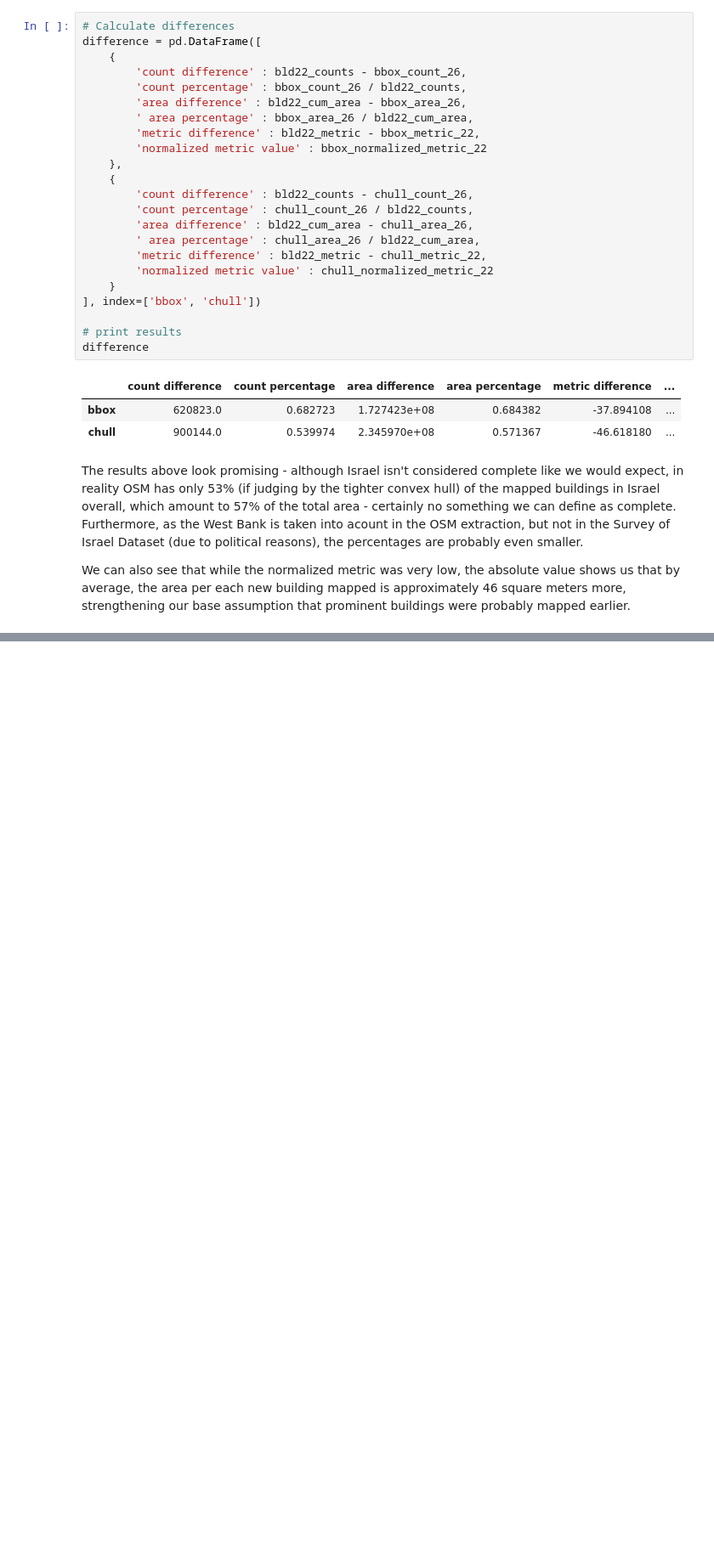
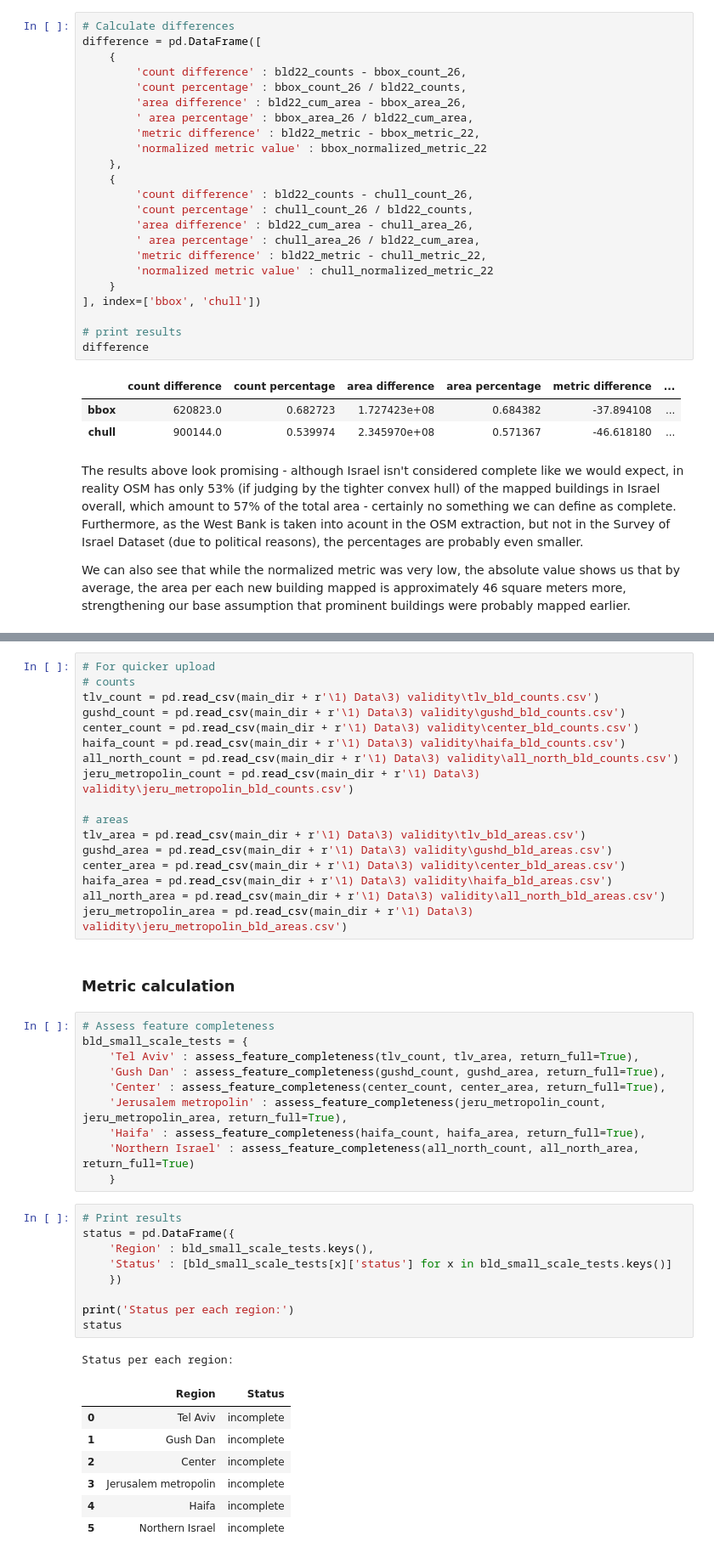
Before and after one commit to Geo-Cultural-Informatics-Lab/OSM-Feature-Completeness, a Jupyter notebook: 4) Validity_tests/israel_building_dataset_comparison.ipynb, the cells around one changed output, grey strips where cells are left out. Shown at 85% size. Saved outputs shown, nothing was run; the diff lists cells and outputs as text; blank space fills up the shorter version.

```diff
--- a/4) Validity_tests/israel_building_dataset_comparison.ipynb
+++ b/4) Validity_tests/israel_building_dataset_comparison.ipynb
@@ -630,0 +699,47 @@ plt.show()
+# %%
+# For quicker upload
+# counts
+tlv_count = pd.read_csv(main_dir + r'\1) Data\3) validity\tlv_bld_counts.csv')
+gushd_count = pd.read_csv(main_dir + r'\1) Data\3) validity\gushd_bld_counts.csv')
+center_count = pd.read_csv(main_dir + r'\1) Data\3) validity\center_bld_counts.csv')
+haifa_count = pd.read_csv(main_dir + r'\1) Data\3) validity\haifa_bld_counts.csv')
+all_north_count = pd.read_csv(main_dir + r'\1) Data\3) validity\all_north_bld_counts.csv')
+jeru_metropolin_count = pd.read_csv(main_dir + r'\1) Data\3) validity\jeru_metropolin_bld_counts.csv')
+
+# areas
+tlv_area = pd.read_csv(main_dir + r'\1) Data\3) validity\tlv_bld_areas.csv')
+gushd_area = pd.read_csv(main_dir + r'\1) Data\3) validity\gushd_bld_areas.csv')
+center_area = pd.read_csv(main_dir + r'\1) Data\3) validity\center_bld_areas.csv')
+haifa_area = pd.read_csv(main_dir + r'\1) Data\3) validity\haifa_bld_areas.csv')
+all_north_area = pd.read_csv(main_dir + r'\1) Data\3) validity\all_north_bld_areas.csv')
+jeru_metropolin_area = pd.read_csv(main_dir + r'\1) Data\3) validity\jeru_metropolin_bld_areas.csv')
+# %% [markdown]
+### Metric calculation
+# %%
+# Assess feature completeness
+bld_small_scale_tests = {
+    'Tel Aviv' : assess_feature_completeness(tlv_count, tlv_area, return_full=True),
+    'Gush Dan' : assess_feature_completeness(gushd_count, gushd_area, return_full=True),
+    'Center' : assess_feature_completeness(center_count, center_area, return_full=True),
+    'Jerusalem metropolin' : assess_feature_completeness(jeru_metropolin_count, jeru_metropolin_area, return_full=True),
+    'Haifa' : assess_feature_completeness(haifa_count, haifa_area, return_full=True),
+    'Northern Israel' : assess_feature_completeness(all_north_count, all_north_area, return_full=True)
+    }
+# %%
+# Print results
+status = pd.DataFrame({
+    'Region' : bld_small_scale_tests.keys(),
+    'Status' : [bld_small_scale_tests[x]['status'] for x in bld_small_scale_tests.keys()]
+    })
+
+print('Status per each region:')
+status
+# %% [output]
+Status per each region:
+|  | Region | Status |
+| 0 | Tel Aviv | incomplete |
+| 1 | Gush Dan | incomplete |
+| 2 | Center | incomplete |
+| 3 | Jerusalem metropolin | incomplete |
+| 4 | Haifa | incomplete |
+| 5 | Northern Israel | incomplete |
```
Also changed, not shown: parts of 12 cells of this notebook, 12 other files.
